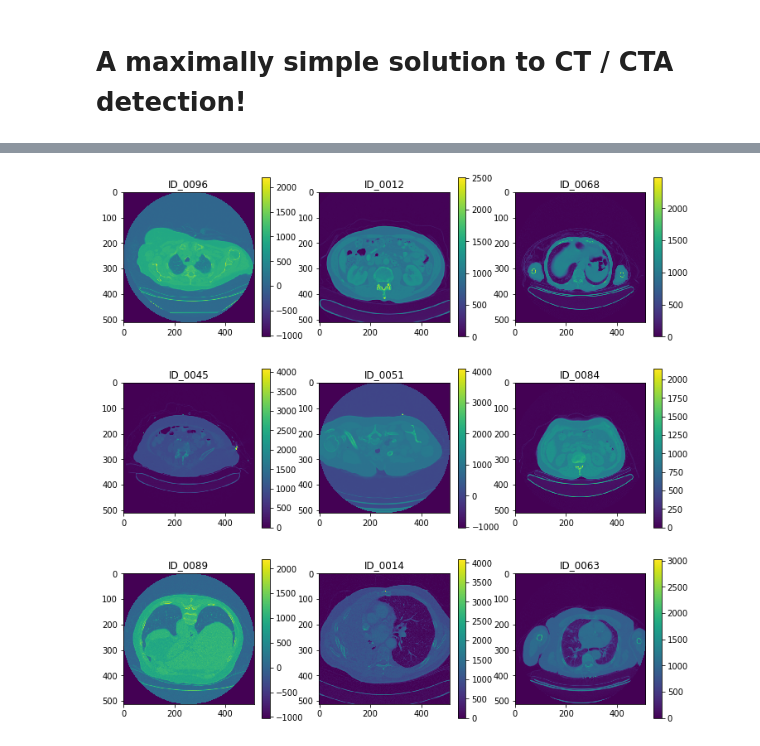
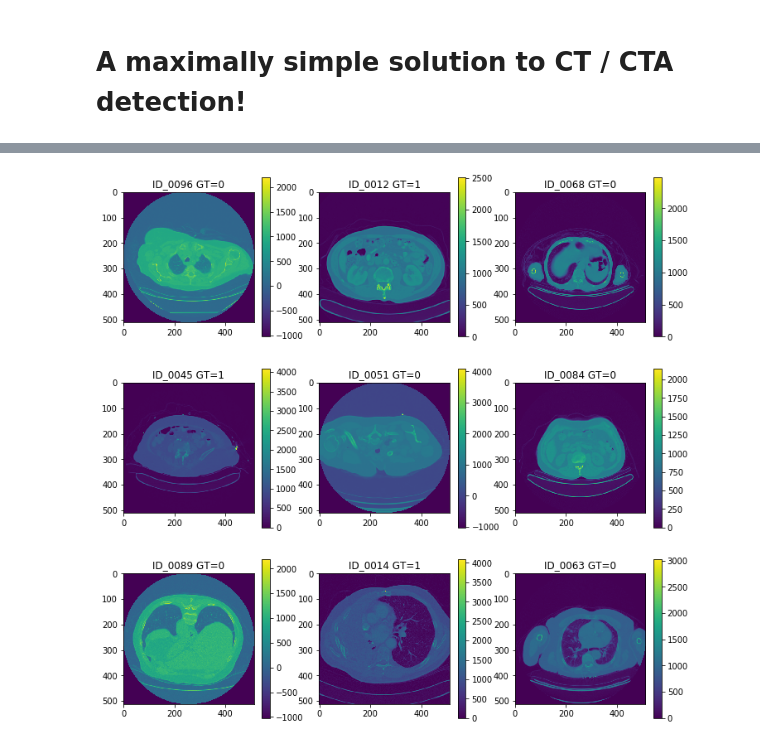
Before and after one commit to danielphil/kaggle_ctmi, a Jupyter notebook: kaggle_ctmi_simple.ipynb, the cells around one changed output, grey strips where cells are left out. Saved outputs shown, nothing was run; the diff lists cells and outputs as text; code cells hidden in the pictures.

```diff
--- a/kaggle_ctmi_simple.ipynb
+++ b/kaggle_ctmi_simple.ipynb
@@ -109,15 +151,15 @@ explore_cohort()
 100 rows × 7 columns
 # %%
-def show_images():
-    cohort = Cohort()
+def show_images(cohort):
     fig, axes = plt.subplots(nrows=3, ncols=3, figsize=(12,12))
     for ix, ax in enumerate(axes.flat):   # Show just a selection
         im = cohort.images[ix]
+        gt = cohort.groundtruth[ix]
         pltim = ax.imshow(im)
-        ax.set_title(cohort.ids[ix])
+        ax.set_title("%s GT=%d"% (cohort.ids[ix], gt))
         cbar=fig.colorbar(pltim, ax=ax)
     plt.show()
 
-show_images()
+show_images(cohort=Cohort())
 # %% [output]
-[figure, old version]
+[figure, new version]
```
Also changed, not shown: parts of 7 cells of this notebook, 1 other file.
